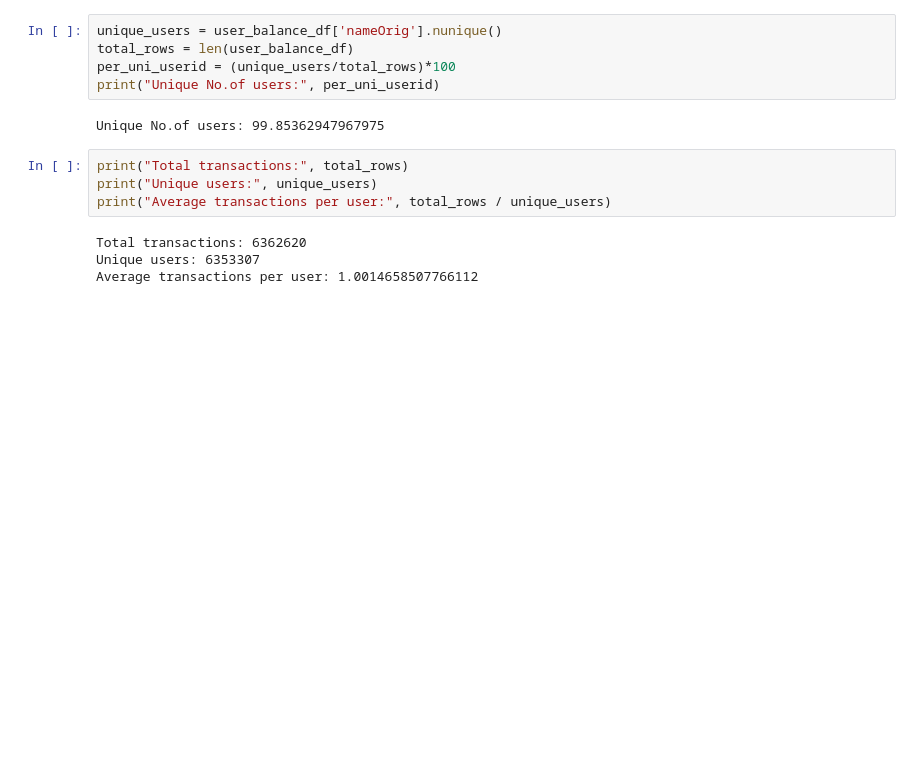
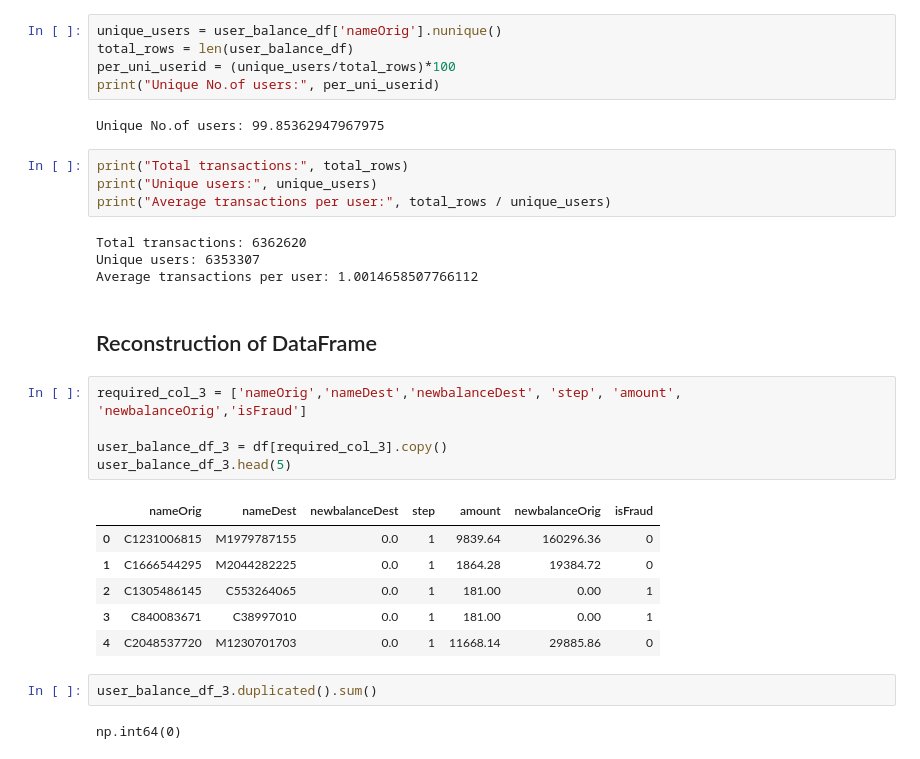
Before and after one commit to saidattaputta/Fintech-System-Level-Risk-Monitoring-Forecasting-Framework, a Jupyter notebook: fintech-project.ipynb, the cells around one changed output. Drawn from its saved outputs; the diff is of its cells as text; blank space fills up the shorter version.

```diff
--- a/fintech-project.ipynb
+++ b/fintech-project.ipynb
@@ -306,3 +306,21 @@ print("Average transactions per user:", total_rows / unique_users)
 Total transactions: 6362620
 Unique users: 6353307
 Average transactions per user: 1.0014658507766112
+# %% [markdown]
+## Reconstruction of DataFrame
+# %%
+required_col_3 = ['nameOrig','nameDest','newbalanceDest', 'step', 'amount', 'newbalanceOrig','isFraud']
+
+user_balance_df_3 = df[required_col_3].copy()
+user_balance_df_3.head(5)
+# %% [output]
+|  | nameOrig | nameDest | newbalanceDest | step | amount | newbalanceOrig | isFraud |
+| 0 | C1231006815 | M1979787155 | 0.0 | 1 | 9839.64 | 160296.36 | 0 |
+| 1 | C1666544295 | M2044282225 | 0.0 | 1 | 1864.28 | 19384.72 | 0 |
+| 2 | C1305486145 | C553264065 | 0.0 | 1 | 181.00 | 0.00 | 1 |
+| 3 | C840083671 | C38997010 | 0.0 | 1 | 181.00 | 0.00 | 1 |
+| 4 | C2048537720 | M1230701703 | 0.0 | 1 | 11668.14 | 29885.86 | 0 |
+# %%
+user_balance_df_3.duplicated().sum()
+# %% [output]
+np.int64(0)
```
Also changed, not shown: parts of 5 cells of this notebook.
